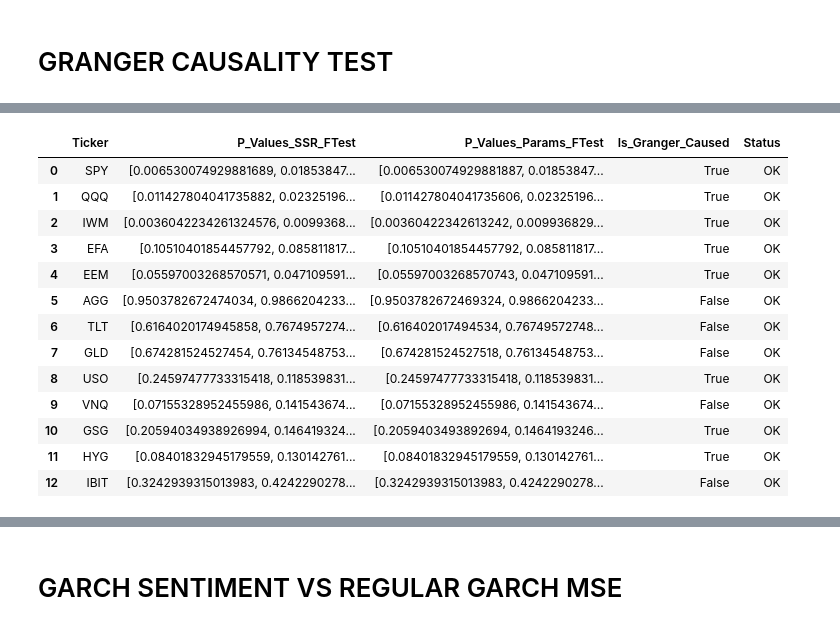
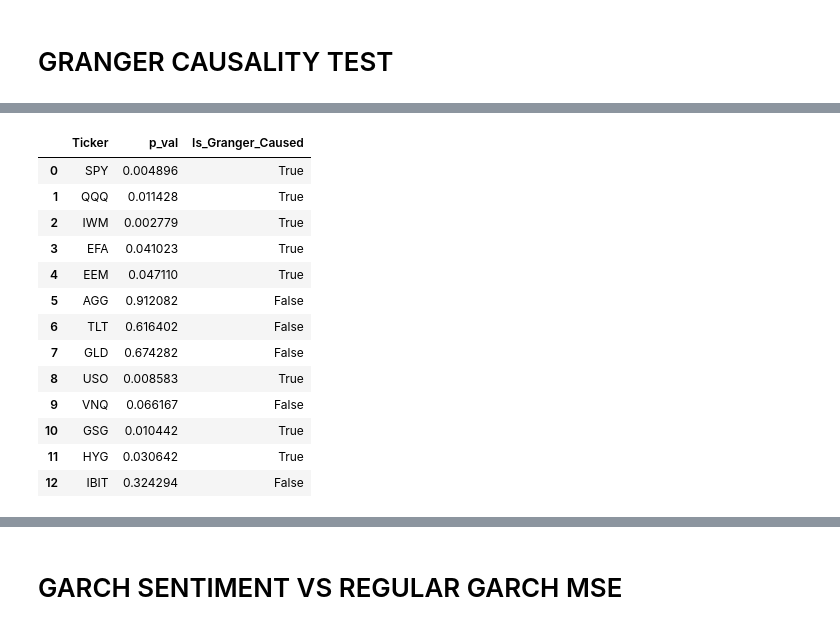
Before and after one commit to Kunj121/MacroFinance_HW2, a Jupyter notebook: project/stephen_regressions.ipynb, the cells around one changed output, grey strips where cells are left out. Saved outputs shown, nothing was run; the diff lists cells and outputs as text; code cells hidden in the pictures.

```diff
--- a/project/stephen_regressions.ipynb
+++ b/project/stephen_regressions.ipynb
@@ -693,19 +693,21 @@ Results for SPY:
 
 Summary saved to granger_causality_summary.csv
 # %%
-granger_summary_df
+
+granger_summary_df['p_val'] = granger_summary_df['P_Values_SSR_FTest'].apply(lambda x: min(x))
+granger_summary_df[['Ticker', 'p_val', 'Is_Granger_Caused']]
 # %% [output]
-|  | Ticker | P_Values_SSR_FTest | P_Values_Params_FTest | Is_Granger_Caused | Status |
-| 0 | SPY | [0.006530074929881689, 0.01853847... | [0.006530074929881887, 0.01853847... | True | OK |
-| 1 | QQQ | [0.011427804041735882, 0.02325196... | [0.011427804041735606, 0.02325196... | True | OK |
-| 2 | IWM | [0.0036042234261324576, 0.0099368... | [0.00360422342613242, 0.009936829... | True | OK |
-| 3 | EFA | [0.10510401854457792, 0.085811817... | [0.10510401854457792, 0.085811817... | True | OK |
-| 4 | EEM | [0.05597003268570571, 0.047109591... | [0.05597003268570743, 0.047109591... | True | OK |
-| 5 | AGG | [0.9503782672474034, 0.9866204233... | [0.9503782672469324, 0.9866204233... | False | OK |
-| 6 | TLT | [0.6164020174945858, 0.7674957274... | [0.616402017494534, 0.76749572748... | False | OK |
-| 7 | GLD | [0.674281524527454, 0.76134548753... | [0.674281524527518, 0.76134548753... | False | OK |
-| 8 | USO | [0.24597477733315418, 0.118539831... | [0.24597477733315418, 0.118539831... | True | OK |
-| 9 | VNQ | [0.07155328952455986, 0.141543674... | [0.07155328952455986, 0.141543674... | False | OK |
-| 10 | GSG | [0.20594034938926994, 0.146419324... | [0.2059403493892694, 0.1464193246... | True | OK |
-| 11 | HYG | [0.08401832945179559, 0.130142761... | [0.08401832945179559, 0.130142761... | True | OK |
-| 12 | IBIT | [0.3242939315013983, 0.4242290278... | [0.3242939315013983, 0.4242290278... | False | OK |
+|  | Ticker | p_val | Is_Granger_Caused |
+| 0 | SPY | 0.004896 | True |
+| 1 | QQQ | 0.011428 | True |
+| 2 | IWM | 0.002779 | True |
+| 3 | EFA | 0.041023 | True |
+| 4 | EEM | 0.047110 | True |
+| 5 | AGG | 0.912082 | False |
+| 6 | TLT | 0.616402 | False |
+| 7 | GLD | 0.674282 | False |
+| 8 | USO | 0.008583 | True |
+| 9 | VNQ | 0.066167 | False |
+| 10 | GSG | 0.010442 | True |
+| 11 | HYG | 0.030642 | True |
+| 12 | IBIT | 0.324294 | False |
```
Also changed, not shown: parts of 7 cells of this notebook, 2 other files.
